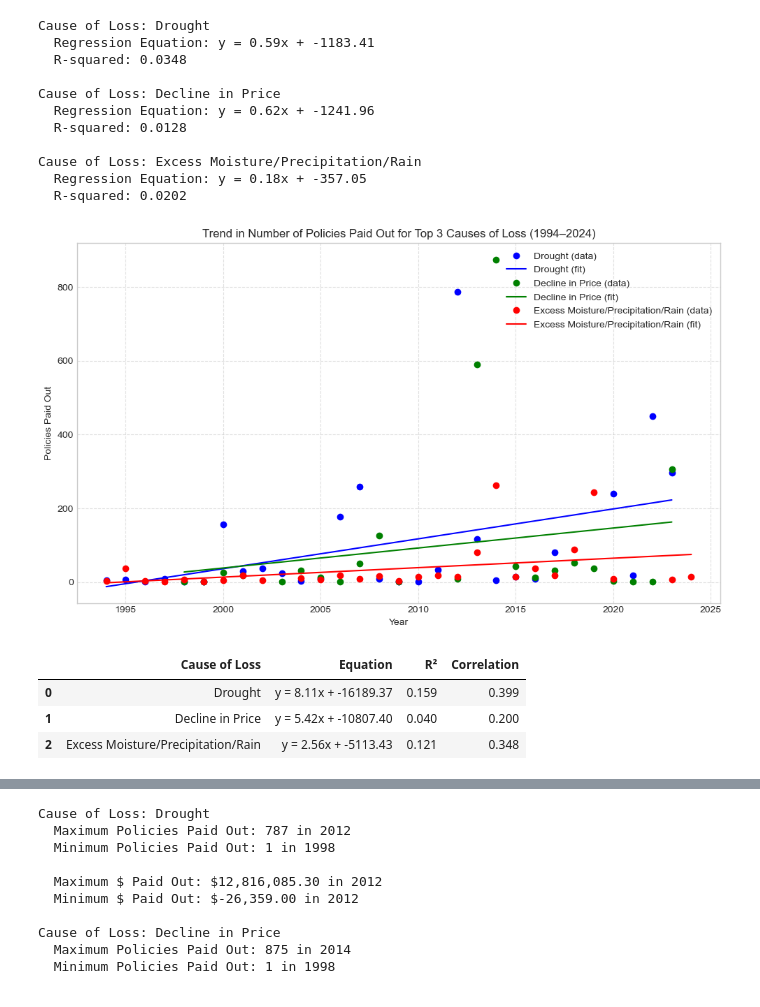
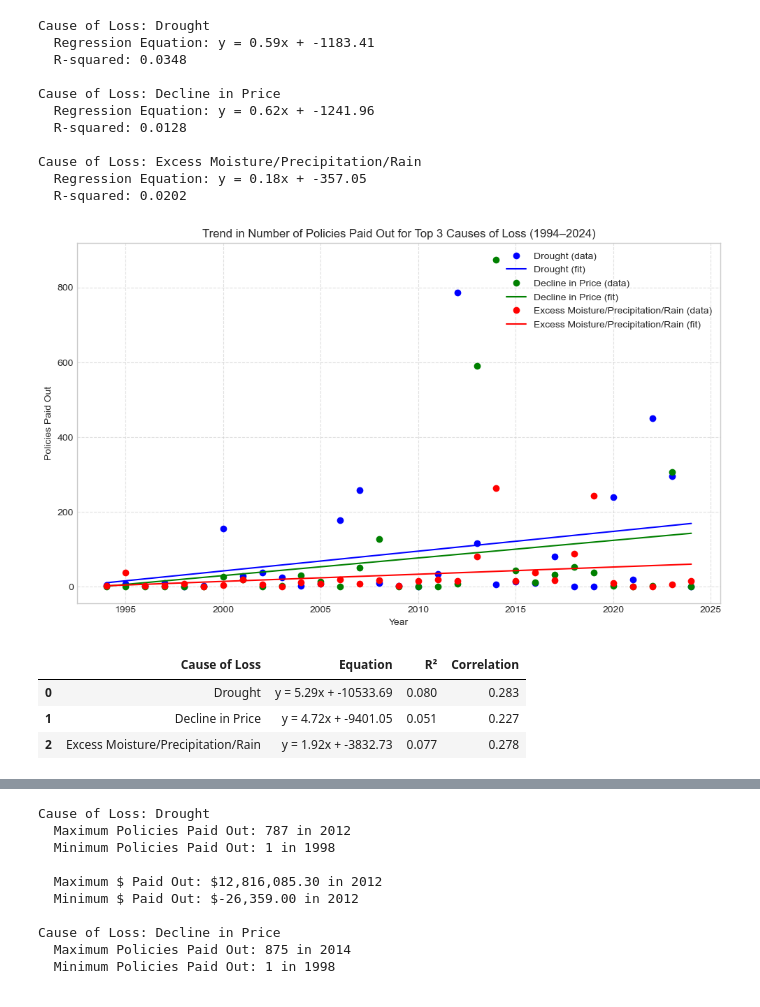
Before and after one commit to blueleaflabs/mtfc-scenario, a Jupyter notebook: scenariophase.ipynb, the cells around one changed output, grey strips where cells are left out. Saved outputs shown, nothing was run; the diff lists cells and outputs as text; code cells hidden in the pictures.

```diff
--- a/scenariophase.ipynb
+++ b/scenariophase.ipynb
@@ -635,45 +635,49 @@ colors = ["blue", "green", "red"]
 reg_results = []
 
 for cause, color in zip(top3_causes, colors):
-    subset = yearly[yearly["Cause of Loss"] == cause].sort_values("Year")
+    # Reindex to include all years 1994-2024 with zero for missing combinations
+    subset = yearly[yearly["Cause of Loss"] == cause].set_index("Year")
+    subset = subset.reindex(range(1994, 2025), fill_value=0)["# of Policies Paid Out"].reset_index()
+    subset.columns = ["Year", "# of Policies Paid Out"]
+    subset = subset.sort_values("Year")
     X = subset["Year"].values.reshape(-1, 1)
     y = subset["# of Policies Paid Out"].values
 
     model = LinearRegression().fit(X, y)
     y_pred = model.predict(X)
 
     slope = model.coef_[0]
     intercept = model.intercept_
     r2 = r2_score(y, y_pred)
     corr = np.corrcoef(subset["Year"], subset["# of Policies Paid Out"])[0,1]
 
     reg_results.append({
         "Cause of Loss": cause,
         "Equation": f"y = {slope:.2f}x + {intercept:.2f}",
         "R²": round(r2, 3),
         "Correlation": round(corr, 3)
     })
 
     plt.plot(subset["Year"], y, "o", color=color, label=f"{cause} (data)")
     plt.plot(subset["Year"], y_pred, "-", color=color, label=f"{cause} (fit)")
 
 plt.title("Trend in Number of Policies Paid Out for Top 3 Causes of Loss (1994–2024)")
 plt.xlabel("Year")
 plt.ylabel("Policies Paid Out")
 plt.grid(True, linestyle="--", alpha=0.6)
 plt.legend()
 plt.tight_layout()
 plt.show()
 
 # Display regression equations and correlation coefficients
 results_df = pd.DataFrame(reg_results)
 display(results_df)
 # %% [output]
-[figure, old version]
+[figure, new version]
 |  | Cause of Loss | Equation | R² | Correlation |
-| 0 | Drought | y = 8.11x + -16189.37 | 0.159 | 0.399 |
-| 1 | Decline in Price | y = 5.42x + -10807.40 | 0.040 | 0.200 |
-| 2 | Excess Moisture/Precipitation/Rain | y = 2.56x + -5113.43 | 0.121 | 0.348 |
+| 0 | Drought | y = 5.29x + -10533.69 | 0.080 | 0.283 |
+| 1 | Decline in Price | y = 4.72x + -9401.05 | 0.051 | 0.227 |
+| 2 | Excess Moisture/Precipitation/Rain | y = 1.92x + -3832.73 | 0.077 | 0.278 |
 # %%
 # The prior equation looks good but we can try something better
 # Refit with centered year and a robust fit
```
Also changed, not shown: parts of 2 cells of this notebook.
